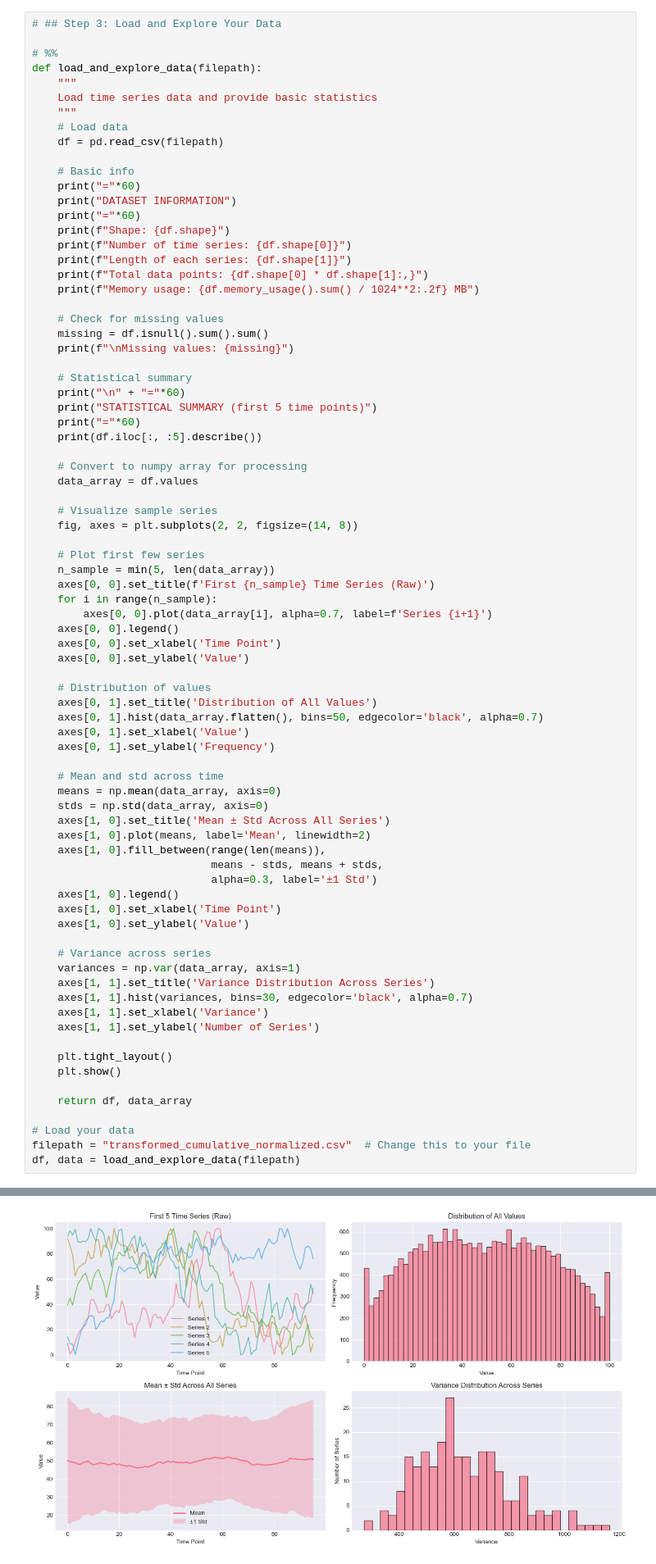
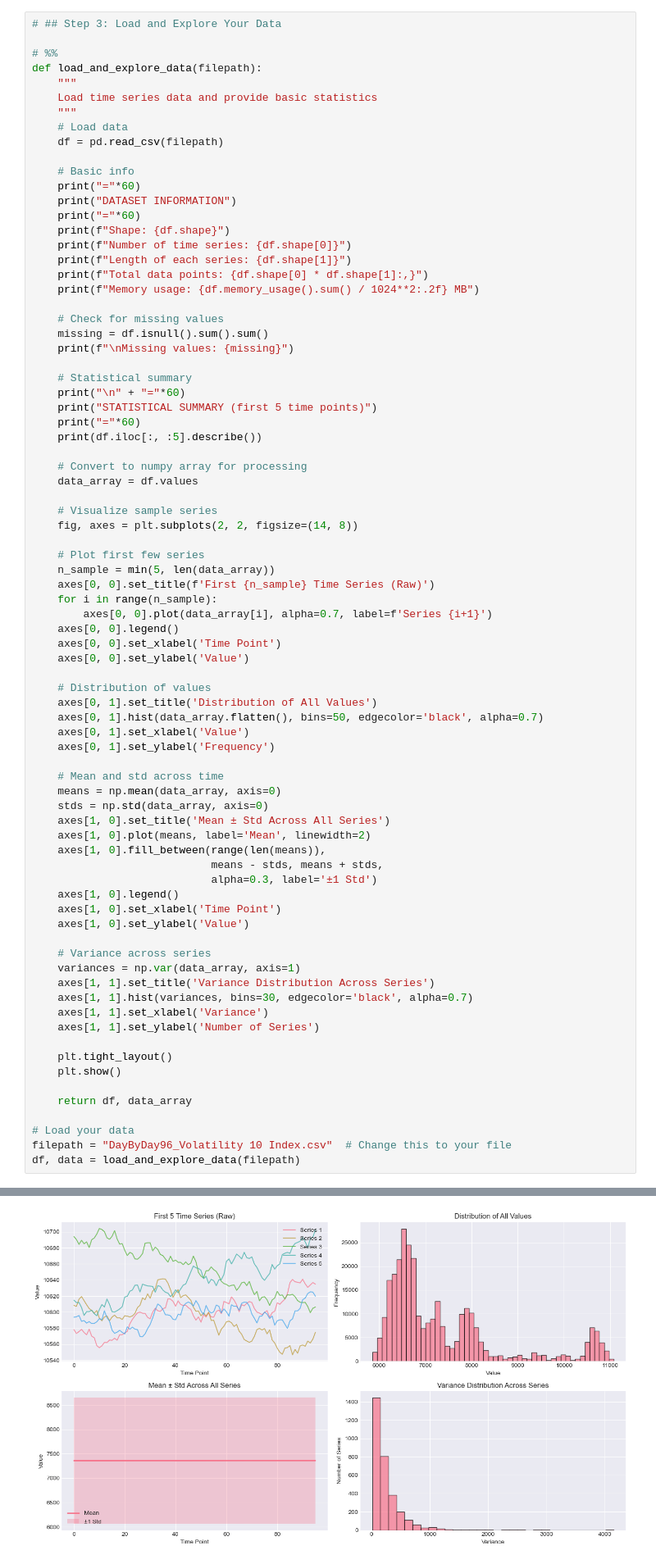
Before and after one commit to BMMUGOMBA/Time_Series, a Jupyter notebook: DTW_Clustering.ipynb, the cells around one changed output, grey strips where cells are left out. Shown at 82% size. Drawn from its saved outputs; the diff is of its cells as text.

```diff
--- a/DTW_Clustering.ipynb
+++ b/DTW_Clustering.ipynb
@@ -621,7 +621,7 @@ def load_and_explore_data(filepath):
     return df, data_array
 
 # Load your data
-filepath = "transformed_cumulative_normalized.csv"  # Change this to your file
+filepath = "DayByDay96_Volatility 10 Index.csv"  # Change this to your file
 df, data = load_and_explore_data(filepath)
 # %% [output]
 ============================================================
@@ -644,4 +644,4 @@ max    100.000000  100.000000  100.000000  100.000000  100.000000
-[figure, old version]
+[figure, new version]
 # %%
 # ## Step 4: Data Preprocessing and Normalization
 
```
Also changed, not shown: parts of 9 cells of this notebook, 11 other files.
